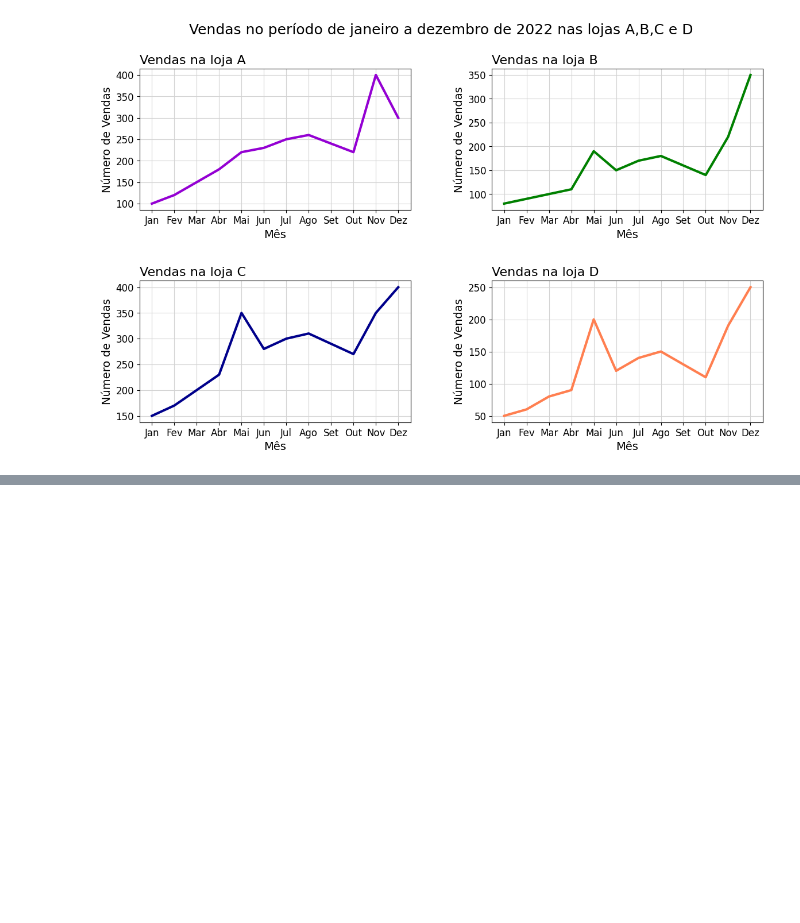
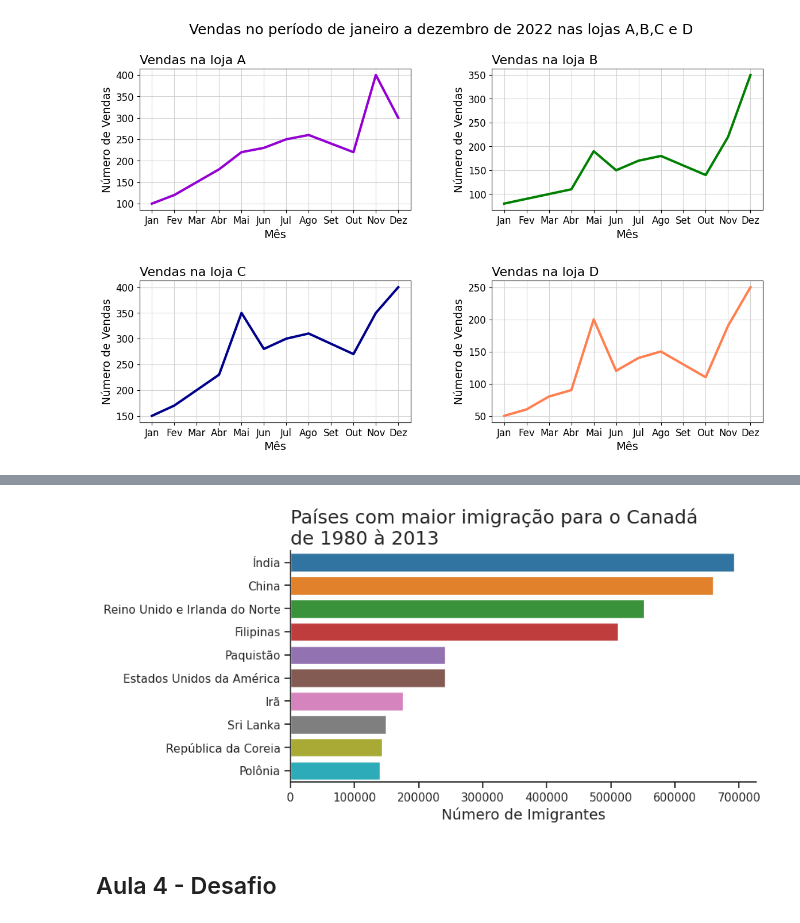
Before and after one commit to Matheus-Pombeiro/canada_imigrants, a Jupyter notebook: canada_imigrants.ipynb, the cells around one changed output, grey strips where cells are left out. Drawn from its saved outputs; the diff is of its cells as text; code cells hidden in the pictures; blank space fills up the shorter version.

```diff
--- a/canada_imigrants.ipynb
+++ b/canada_imigrants.ipynb
@@ -585,0 +659,10 @@ for i, ax in enumerate(axs.flat):
+# %%
+# Configurando o tema
+sns.set_theme(style='ticks')
+
+# Chamando a função
+gerar_grafico_paleta('tab10')
+# %% [output]
+[figure, added]
+# %% [markdown]
+## Aula 4 - Desafio
```
Also changed, not shown: parts of 9 cells of this notebook.
